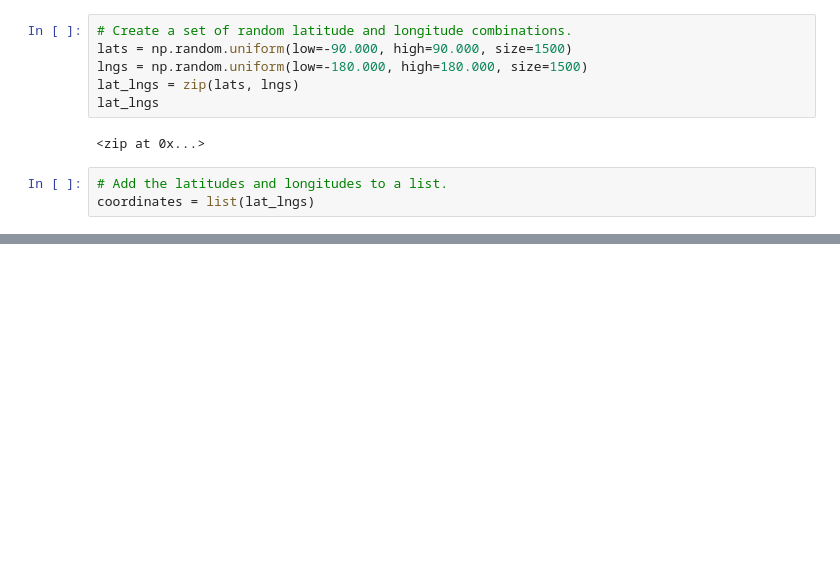
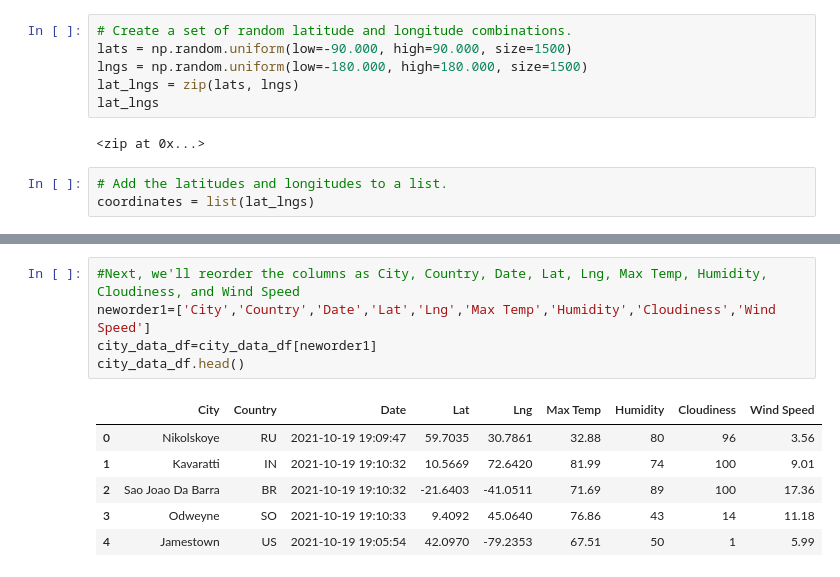
Before and after one commit to timothykeating/World_Weather_Analysis, a Jupyter notebook: weatherPy.ipynb, the cells around one changed output, grey strips where cells are left out. Saved outputs shown, nothing was run; the diff lists cells and outputs as text; blank space fills up the shorter version.

```diff
--- a/weatherPy.ipynb
+++ b/weatherPy.ipynb
@@ -33,0 +191,12 @@ len(cities)
+# %%
+#Next, we'll reorder the columns as City, Country, Date, Lat, Lng, Max Temp, Humidity, Cloudiness, and Wind Speed
+neworder1=['City','Country','Date','Lat','Lng','Max Temp','Humidity','Cloudiness','Wind Speed']
+city_data_df=city_data_df[neworder1]
+city_data_df.head()
+# %% [output]
+|  | City | Country | Date | Lat | Lng | Max Temp | Humidity | Cloudiness | Wind Speed |
+| 0 | Nikolskoye | RU | 2021-10-19 19:09:47 | 59.7035 | 30.7861 | 32.88 | 80 | 96 | 3.56 |
+| 1 | Kavaratti | IN | 2021-10-19 19:10:32 | 10.5669 | 72.6420 | 81.99 | 74 | 100 | 9.01 |
+| 2 | Sao Joao Da Barra | BR | 2021-10-19 19:10:32 | -21.6403 | -41.0511 | 71.69 | 89 | 100 | 17.36 |
+| 3 | Odweyne | SO | 2021-10-19 19:10:33 | 9.4092 | 45.0640 | 76.86 | 43 | 14 | 11.18 |
+| 4 | Jamestown | US | 2021-10-19 19:05:54 | 42.0970 | -79.2353 | 67.51 | 50 | 1 | 5.99 |
```
Also changed, not shown: parts of 14 cells of this notebook, 1 other file.
